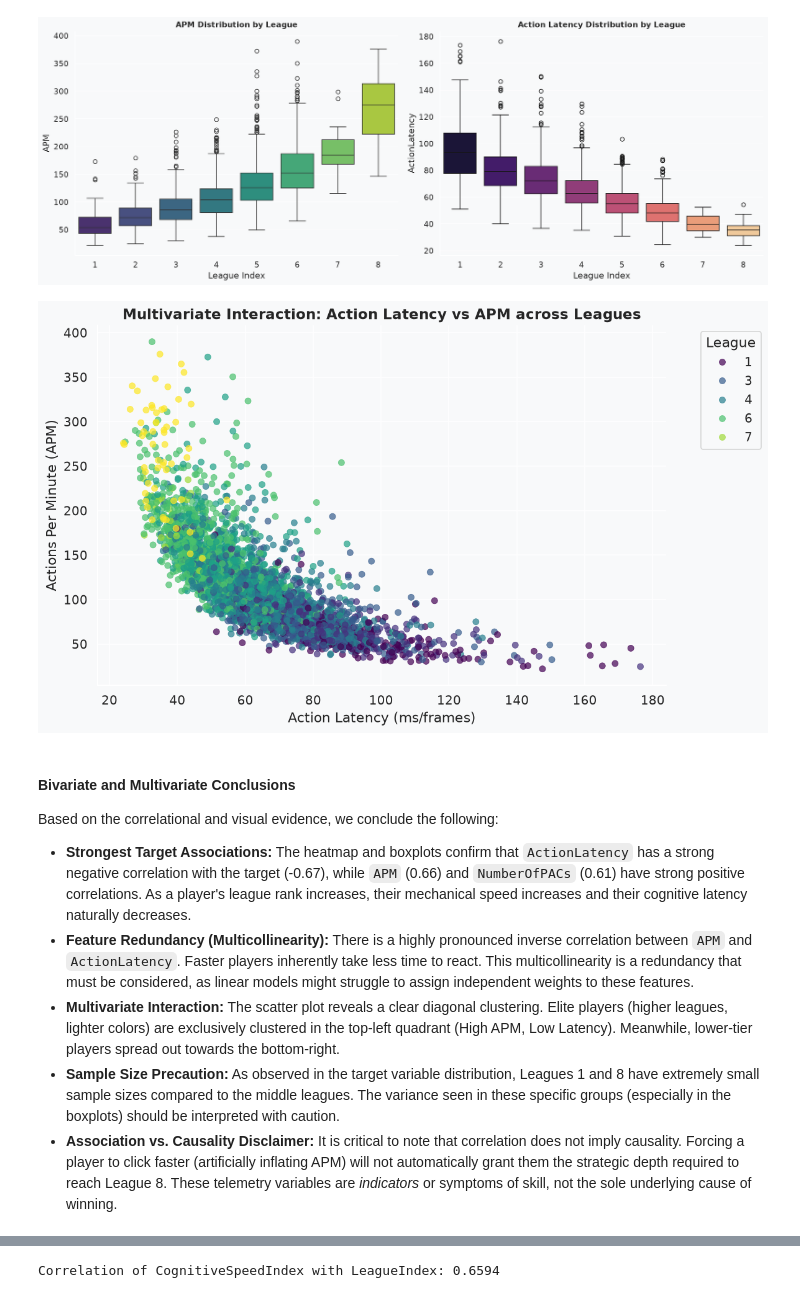
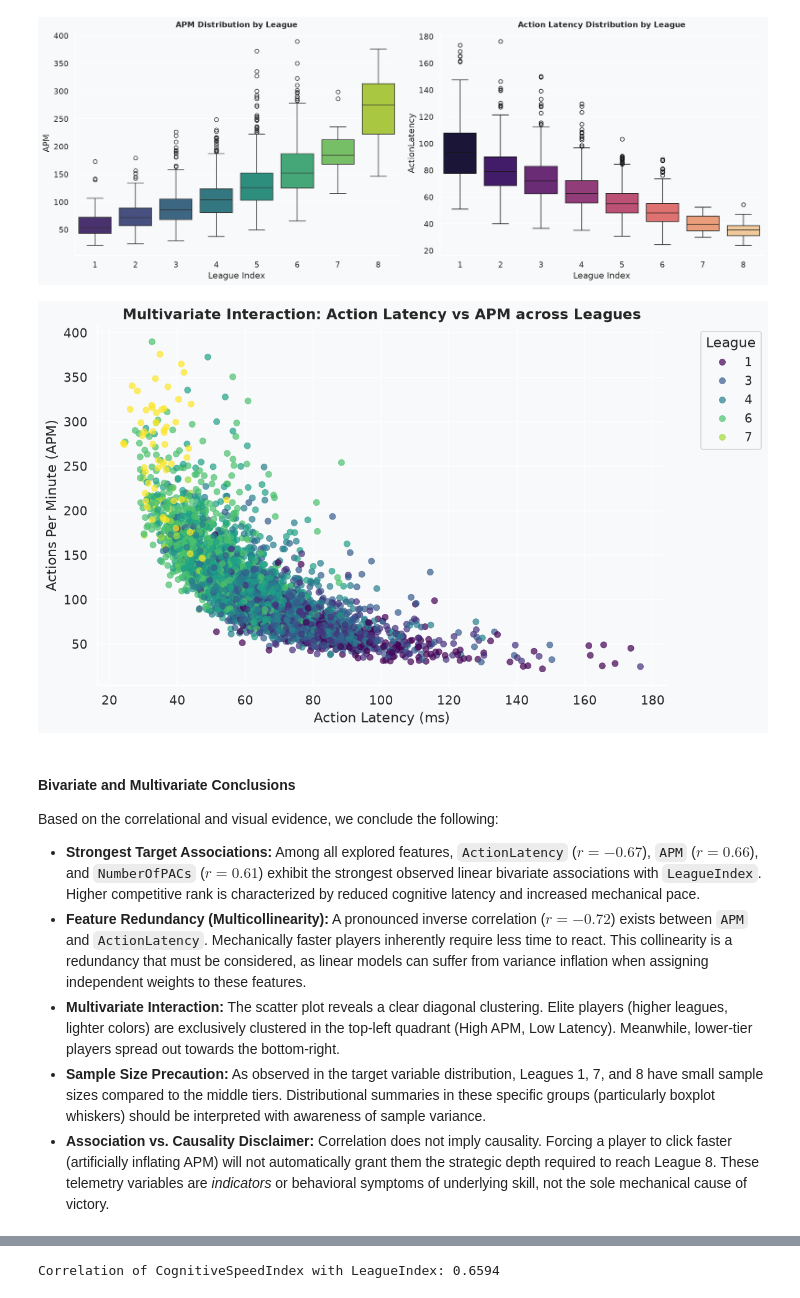
Before and after one commit to errodd/starcraft_1_league_index_predictor, a Jupyter notebook: notebooks/01_eda.ipynb, the cells around one changed output, grey strips where cells are left out. Cells and saved outputs as stored; diff of their text form; code cells hidden in the pictures.

```diff
--- a/notebooks/01_eda.ipynb
+++ b/notebooks/01_eda.ipynb
@@ -508,26 +535,26 @@ plt.show()
 # %%
 # Multivariate Interaction: APM vs ActionLatency, segmented by LeagueIndex
 plt.figure(figsize=(10, 6))
 sns.scatterplot(data=df_clean, x='ActionLatency', y='APM', hue='LeagueIndex',
                 palette='viridis', alpha=0.7, edgecolor=None)
 plt.title('Multivariate Interaction: Action Latency vs APM across Leagues', fontsize=14, fontweight='bold')
-plt.xlabel('Action Latency (ms/frames)')
+plt.xlabel('Action Latency (ms)')
 plt.ylabel('Actions Per Minute (APM)')
 plt.legend(title='League', bbox_to_anchor=(1.05, 1), loc='upper left')
 plt.tight_layout()
 plt.show()
 # %% [output]
-[figure, old version]
+[figure, new version]
 # %% [markdown]
 #### **Bivariate and Multivariate Conclusions**
 
 Based on the correlational and visual evidence, we conclude the following:
 
-* **Strongest Target Associations:** The heatmap and boxplots confirm that `ActionLatency` has a strong negative correlation with the target (-0.67), while `APM` (0.66) and `NumberOfPACs` (0.61) have strong positive correlations. As a player's league rank increases, their mechanical speed increases and their cognitive latency naturally decreases.
-* **Feature Redundancy (Multicollinearity):** There is a highly pronounced inverse correlation between `APM` and `ActionLatency`. Faster players inherently take less time to react. This multicollinearity is a redundancy that must be considered, as linear models might struggle to assign independent weights to these features.
+* **Strongest Target Associations:** Among all explored features, `ActionLatency` ($r = -0.67$), `APM` ($r = 0.66$), and `NumberOfPACs` ($r = 0.61$) exhibit the strongest observed linear bivariate associations with `LeagueIndex`. Higher competitive rank is characterized by reduced cognitive latency and increased mechanical pace.
+* **Feature Redundancy (Multicollinearity):** A pronounced inverse correlation ($r = -0.72$) exists between `APM` and `ActionLatency`. Mechanically faster players inherently require less time to react. This collinearity is a redundancy that must be considered, as linear models can suffer from variance inflation when assigning independent weights to these features.
 * **Multivariate Interaction:** The scatter plot reveals a clear diagonal clustering. Elite players (higher leagues, lighter colors) are exclusively clustered in the top-left quadrant (High APM, Low Latency). Meanwhile, lower-tier players spread out towards the bottom-right.
-* **Sample Size Precaution:** As observed in the target variable distribution, Leagues 1 and 8 have extremely small sample sizes compared to the middle leagues. The variance seen in these specific groups (especially in the boxplots) should be interpreted with caution.
-* **Association vs. Causality Disclaimer:** It is critical to note that correlation does not imply causality. Forcing a player to click faster (artificially inflating APM) will not automatically grant them the strategic depth required to reach League 8. These telemetry variables are *indicators* or symptoms of skill, not the sole underlying cause of winning.
+* **Sample Size Precaution:** As observed in the target variable distribution, Leagues 1, 7, and 8 have small sample sizes compared to the middle tiers. Distributional summaries in these specific groups (particularly boxplot whiskers) should be interpreted with awareness of sample variance.
+* **Association vs. Causality Disclaimer:** Correlation does not imply causality. Forcing a player to click faster (artificially inflating APM) will not automatically grant them the strategic depth required to reach League 8. These telemetry variables are *indicators* or behavioral symptoms of underlying skill, not the sole mechanical cause of victory.
 # %% [markdown]
 ### **Feature Engineering**
 
```
Also changed, not shown: parts of 11 cells of this notebook, 10 other files.
